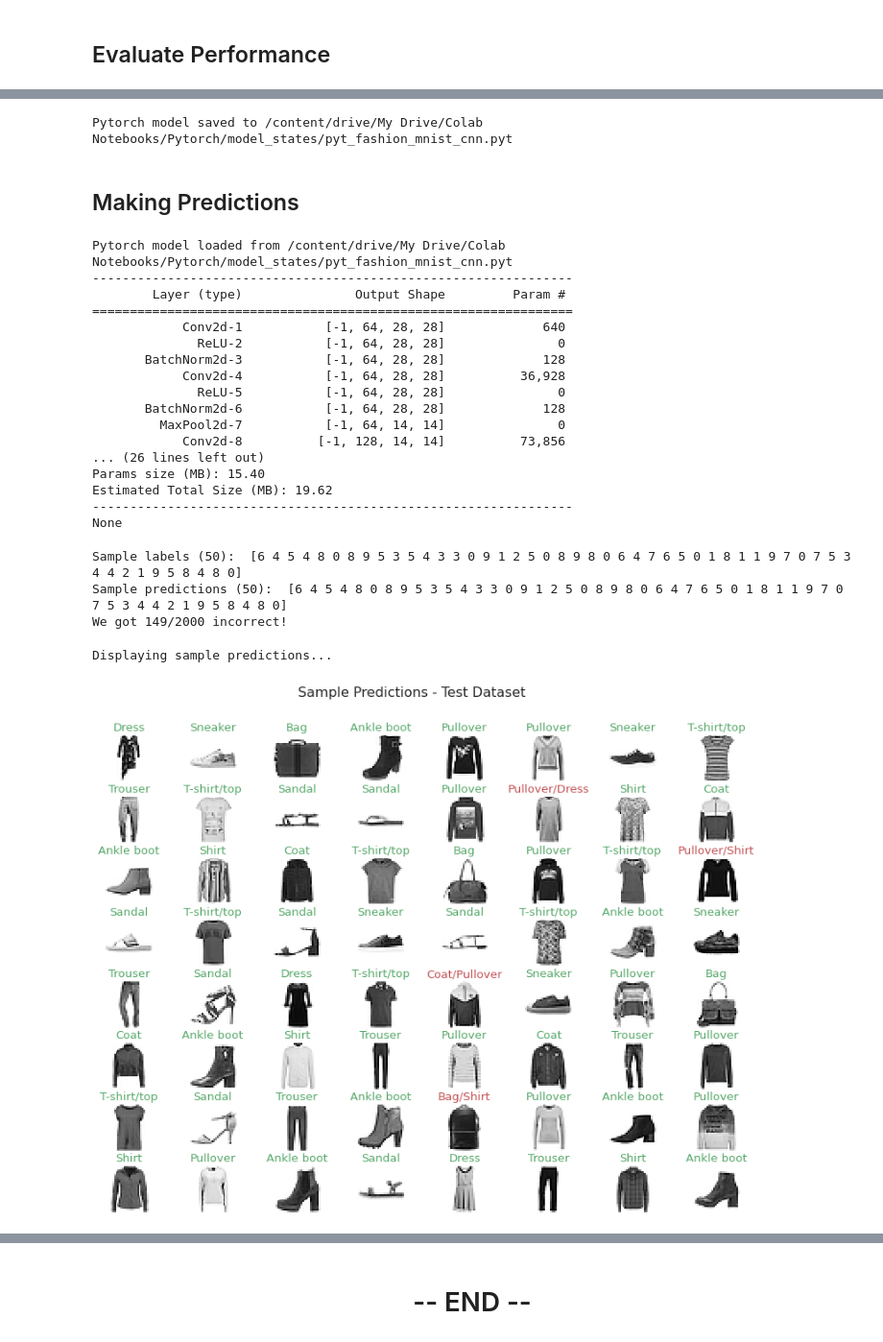
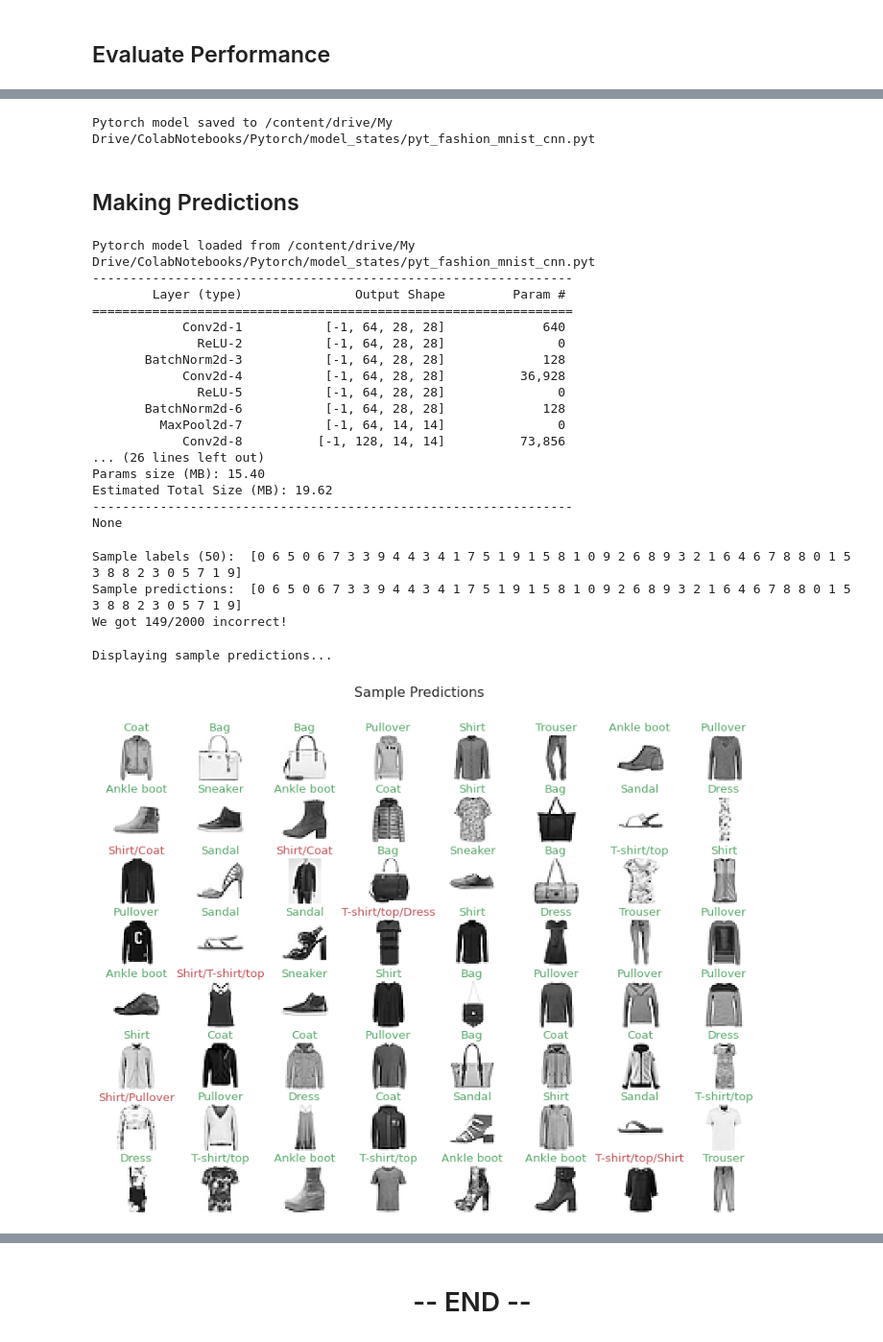
Before and after one commit to mjbhobe/dl-pytorch, a Jupyter notebook: pyt_fashion_mnist - Part1.ipynb, the cells around one changed output, grey strips where cells are left out. Shown at 96% size. Cells and saved outputs as stored; diff of their text form; code cells hidden in the pictures.

Commit message:
Added features in trainer class

```diff
--- a/pyt_fashion_mnist - Part1.ipynb
+++ b/pyt_fashion_mnist - Part1.ipynb
@@ -317,0 +268,3 @@ Estimated Total Size (MB): 19.62
+# %%
+model = FMNistNet().to(DEVICE)
+print(torchsummary.summary(model, (NUM_CHANNELS, IMAGE_WIDTH, IMAGE_HEIGHT)))
@@ -318,6 +289,15 @@ Estimated Total Size (MB): 19.62
 # %% [markdown]
 ## Train the model
+# %%
+loss_fn = nn.CrossEntropyLoss()
+metrics_map = {
+    "acc": torchmetrics.classification.MulticlassAccuracy(num_classes=NUM_CLASSES)
+}
+trainer = t3.Trainer(
+    loss_fn = loss_fn, device=DEVICE, metrics_map = metrics_map,
+    epochs=NUM_EPOCHS, batch_size=BATCH_SIZE
+)
+optimizer = torch.optim.Adam(model.parameters(), lr=LEARNING_RATE)
 # %%
-hist = model.fit_dataset(train_dataset, validation_dataset=val_dataset,
-                         epochs=NUM_EPOCHS, batch_size=BATCH_SIZE)
+hist = trainer.fit(model, optimizer, train_dataset, validation_dataset=val_dataset)
 # %% [output]
@@ -372,18 +352,18 @@ From the table & graphs we observe that:
 * The training/cross-val loss plots start diverging significantly after the 3-4 th epoch itself
 * The gap between `cross-val accuracy` and `test accuracy` is not that much (expected as the samples are drawn randomly from the same distribution)
 # %%
-model.save(PY_MODEL_SAVE_PATH)
+t3.save_model(model, PY_MODEL_SAVE_PATH)
 del model
 # %% [output]
-Pytorch model saved to /content/drive/My Drive/Colab Notebooks/Pytorch/model_states/pyt_fashion_mnist_cnn.pyt
+Pytorch model saved to /content/drive/My Drive/ColabNotebooks/Pytorch/model_states/pyt_fashion_mnist_cnn.pyt
 # %% [markdown]
 ## Making Predictions
 # %%
-model, optimizer = build_model()
-model.load(PY_MODEL_SAVE_PATH)
-print(model.summary((NUM_CHANNELS, IMAGE_HEIGHT, IMAGE_WIDTH)))
+model = FMNistNet().to(DEVICE)
+t3.load_model(model, PY_MODEL_SAVE_PATH)
+print(torchsummary.summary(model, (NUM_CHANNELS, IMAGE_WIDTH, IMAGE_HEIGHT)))
 # %% [output]
-Pytorch model loaded from /content/drive/My Drive/Colab Notebooks/Pytorch/model_states/pyt_fashion_mnist_cnn.pyt
+Pytorch model loaded from /content/drive/My Drive/ColabNotebooks/Pytorch/model_states/pyt_fashion_mnist_cnn.pyt
 ----------------------------------------------------------------
         Layer (type)               Output Shape         Param #
 ================================================================
@@ -402,29 +382,32 @@ Estimated Total Size (MB): 19.62
 None
 # %%
 # run predictions
-y_pred, y_true = model.predict_dataset(test_dataset)
-y_pred = np.argmax(y_pred, axis=1)
+y_pred, y_true = trainer.predict_dataset(model, test_dataset)
+y_pred = np.argmax(y_pred, axis = 1)
 print('Sample labels (50): ', y_true[:50])
-print('Sample predictions (50): ', y_true[:50])
+print('Sample predictions: ', y_true[:50])
 print('We got %d/%d incorrect!' % ((y_pred != y_true).sum(), len(y_true)))
 # %% [output]
-Sample labels (50):  [6 4 5 4 8 0 8 9 5 3 5 4 3 3 0 9 1 2 5 0 8 9 8 0 6 4 7 6 5 0 1 8 1 1 9 7 0 7 5 3 4 4 2 1 9 5 8 4 8 0]
-Sample predictions (50):  [6 4 5 4 8 0 8 9 5 3 5 4 3 3 0 9 1 2 5 0 8 9 8 0 6 4 7 6 5 0 1 8 1 1 9 7 0 7 5 3 4 4 2 1 9 5 8 4 8 0]
+Sample labels (50):  [0 6 5 0 6 7 3 3 9 4 4 3 4 1 7 5 1 9 1 5 8 1 0 9 2 6 8 9 3 2 1 6 4 6 7 8 8 0 1 5 3 8 8 2 3 0 5 7 1 9]
+Sample predictions:  [0 6 5 0 6 7 3 3 9 4 4 3 4 1 7 5 1 9 1 5 8 1 0 9 2 6 8 9 3 2 1 6 4 6 7 8 8 0 1 5 3 8 8 2 3 0 5 7 1 9]
 We got 149/2000 incorrect!
 # %%
 # display sample
 print('Displaying sample predictions...')
-trainloader = torch.utils.data.DataLoader(test_dataset, batch_size=64, shuffle=True)
+trainloader = torch.utils.data.DataLoader(
+    test_dataset, batch_size = 64, shuffle = True
+)
 data_iter = iter(trainloader)
-images, labels = data_iter.next()  # fetch a batch of 64 random images
-preds = model.predict(images)
-preds = np.argmax(preds, axis=1)
-#type(images), type(labels), type(preds)
-display_sample(images, labels.cpu().numpy(), sample_predictions=preds,
-                grid_shape=(8, 8), plot_title='Sample Predictions - Test Dataset')
+images, labels = next(data_iter)  # fetch a batch of 64 random images
+preds = trainer.predict(model, images)
+preds = np.argmax(preds, axis = 1)
+display_sample(
+    images, labels.numpy(), sample_predictions = preds,
+    grid_shape = (8, 8), plot_title = 'Sample Predictions'
+)
 # %% [output]
 Displaying sample predictions...
-[figure, old version]
+[figure, new version]
 # %% [markdown]
 ## Observations
 * The base model is significantly overfitting the data
```
Also changed, not shown: parts of 14 cells of this notebook, 9 other files.
